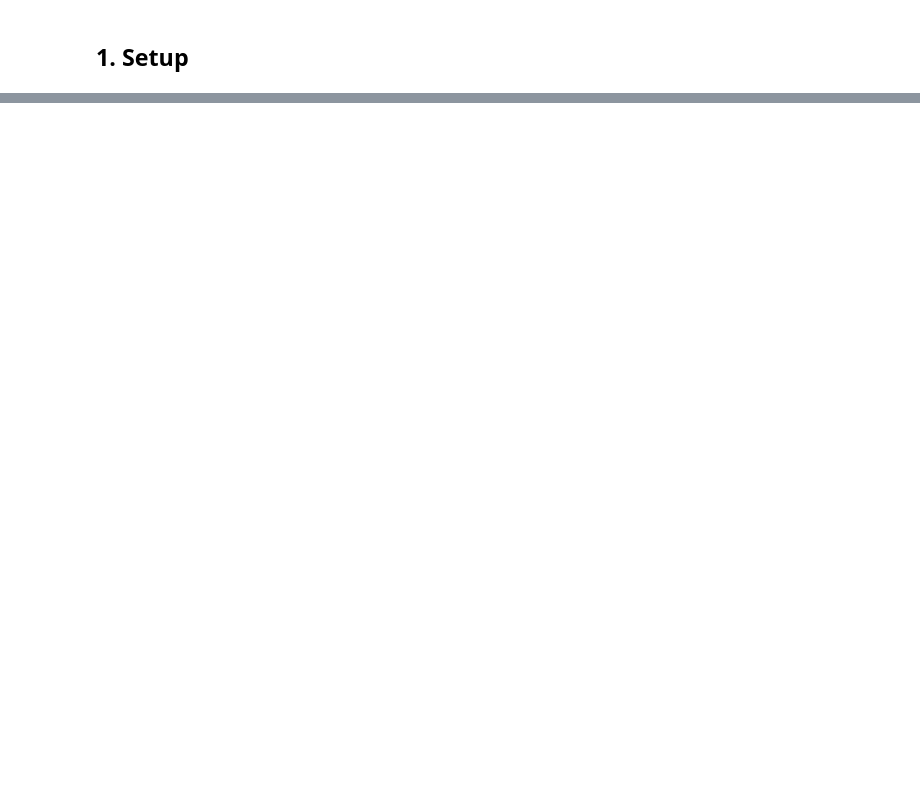
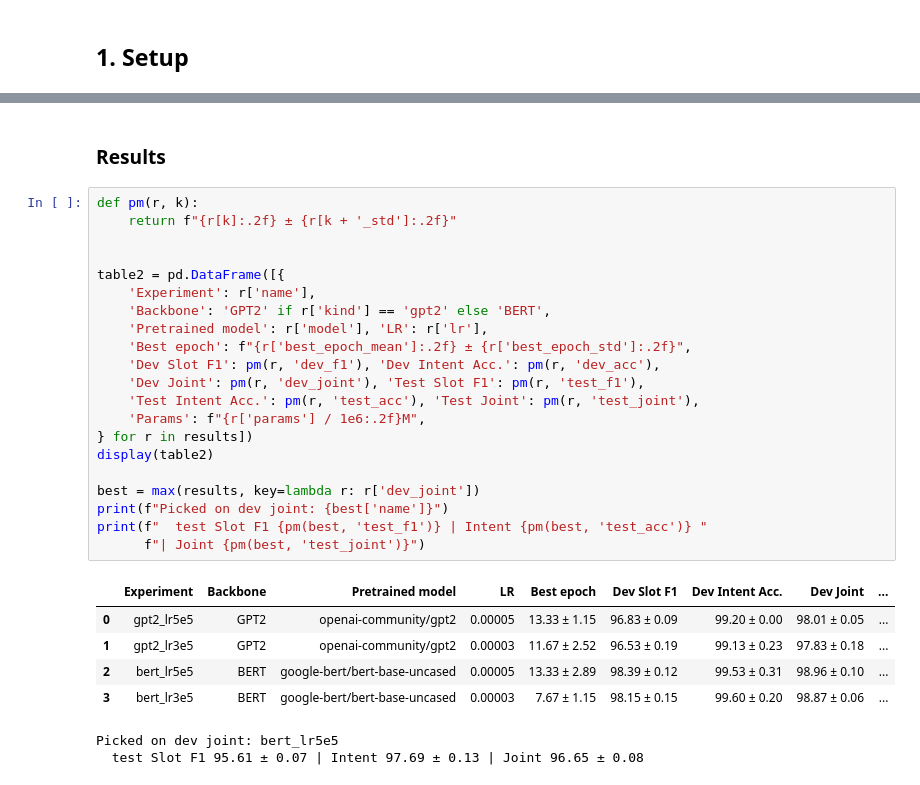
Before and after one commit to kfatima0/NLU_Project2026, a Jupyter notebook: NLU/part2B.ipynb, the cells around one changed output, grey strips where cells are left out. Drawn from its saved outputs; the diff is of its cells as text; blank space fills up the shorter version.

```diff
--- a/NLU/part2B.ipynb
+++ b/NLU/part2B.ipynb
@@ -231,0 +459,31 @@ for family in ['BERT', 'GPT2']:
+# %% [markdown]
+### Results
+# %%
+def pm(r, k):
+    return f"{r[k]:.2f} ± {r[k + '_std']:.2f}"
+
+
+table2 = pd.DataFrame([{
+    'Experiment': r['name'],
+    'Backbone': 'GPT2' if r['kind'] == 'gpt2' else 'BERT',
+    'Pretrained model': r['model'], 'LR': r['lr'],
+    'Best epoch': f"{r['best_epoch_mean']:.2f} ± {r['best_epoch_std']:.2f}",
+    'Dev Slot F1': pm(r, 'dev_f1'), 'Dev Intent Acc.': pm(r, 'dev_acc'),
+    'Dev Joint': pm(r, 'dev_joint'), 'Test Slot F1': pm(r, 'test_f1'),
+    'Test Intent Acc.': pm(r, 'test_acc'), 'Test Joint': pm(r, 'test_joint'),
+    'Params': f"{r['params'] / 1e6:.2f}M",
+} for r in results])
+display(table2)
+
+best = max(results, key=lambda r: r['dev_joint'])
+print(f"Picked on dev joint: {best['name']}")
+print(f"  test Slot F1 {pm(best, 'test_f1')} | Intent {pm(best, 'test_acc')} "
+      f"| Joint {pm(best, 'test_joint')}")
+# %% [output]
+|  | Experiment | Backbone | Pretrained model | LR | Best epoch | Dev Slot F1 | Dev Intent Acc. | Dev Joint | ... |
+| 0 | gpt2_lr5e5 | GPT2 | openai-community/gpt2 | 0.00005 | 13.33 ± 1.15 | 96.83 ± 0.09 | 99.20 ± 0.00 | 98.01 ± 0.05 | ... |
+| 1 | gpt2_lr3e5 | GPT2 | openai-community/gpt2 | 0.00003 | 11.67 ± 2.52 | 96.53 ± 0.19 | 99.13 ± 0.23 | 97.83 ± 0.18 | ... |
+| 2 | bert_lr5e5 | BERT | google-bert/bert-base-uncased | 0.00005 | 13.33 ± 2.89 | 98.39 ± 0.12 | 99.53 ± 0.31 | 98.96 ± 0.10 | ... |
+| 3 | bert_lr3e5 | BERT | google-bert/bert-base-uncased | 0.00003 | 7.67 ± 1.15 | 98.15 ± 0.15 | 99.60 ± 0.20 | 98.87 ± 0.06 | ... |
+Picked on dev joint: bert_lr5e5
+  test Slot F1 95.61 ± 0.07 | Intent 97.69 ± 0.13 | Joint 96.65 ± 0.08
```
Also changed, not shown: parts of 35 cells of this notebook, 33 other files.
